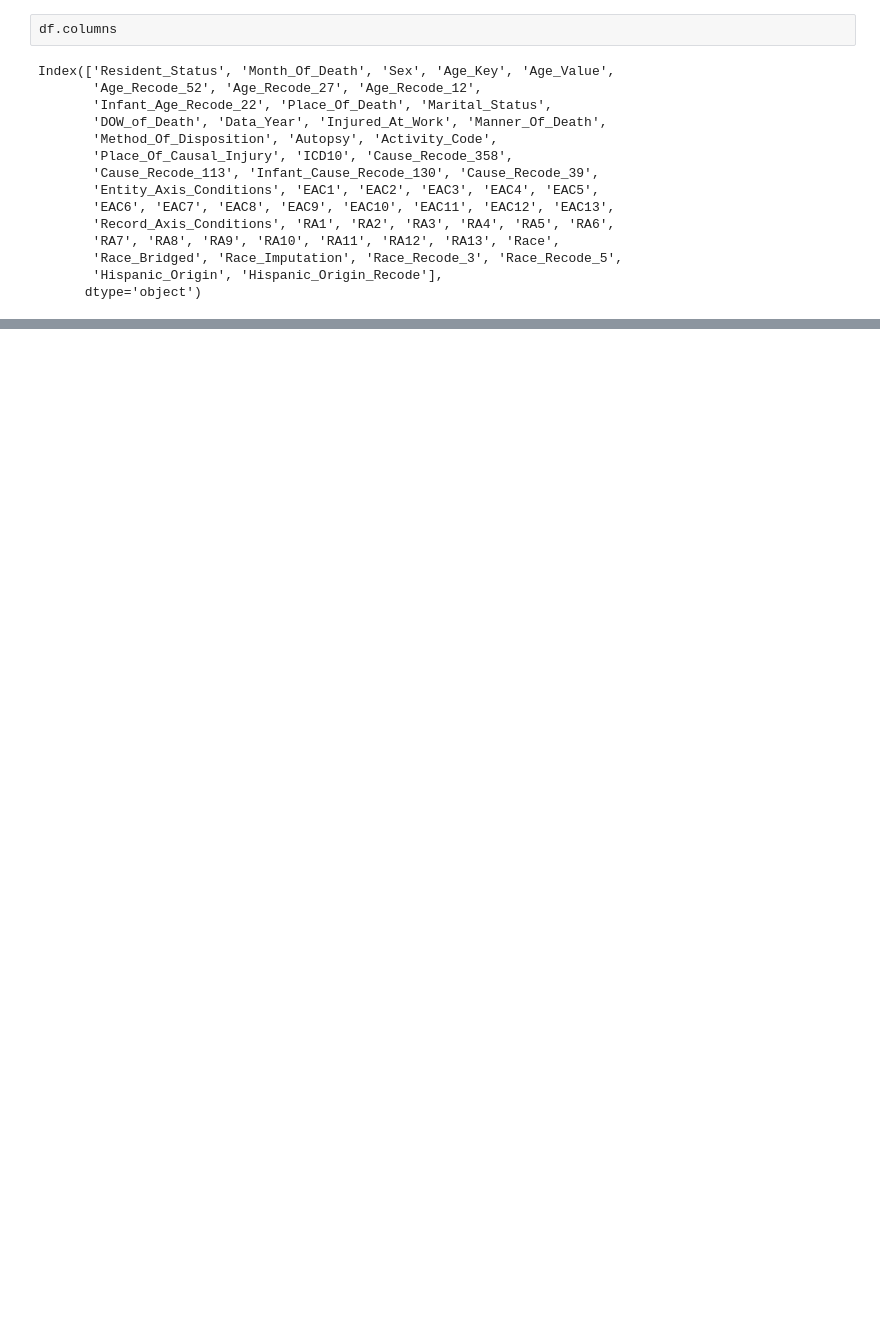
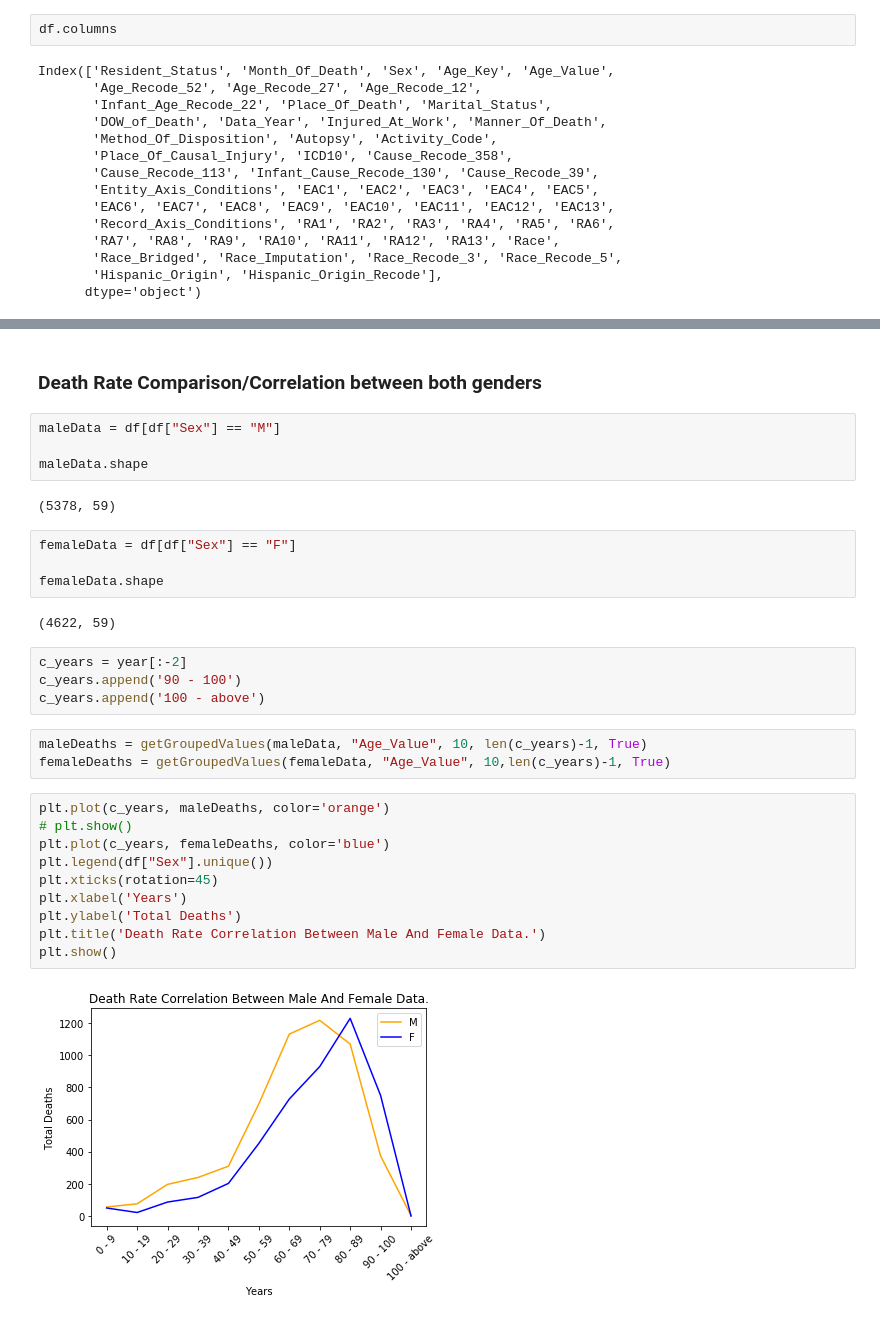
Before and after one commit to m-yasir/datascience-project, a Jupyter notebook: program.ipynb, the cells around one changed output, grey strips where cells are left out. Saved outputs shown, nothing was run; the diff lists cells and outputs as text; blank space fills up the shorter version.

```diff
--- a/program.ipynb
+++ b/program.ipynb
@@ -376,0 +383,33 @@ plt.show()
+# %% [markdown]
+### Death Rate Comparison/Correlation between both genders
+# %%
+maleData = df[df["Sex"] == "M"]
+
+maleData.shape
+# %% [output]
+(5378, 59)
+# %%
+femaleData = df[df["Sex"] == "F"]
+
+femaleData.shape
+# %% [output]
+(4622, 59)
+# %%
+c_years = year[:-2]
+c_years.append('90 - 100')
+c_years.append('100 - above')
+# %%
+maleDeaths = getGroupedValues(maleData, "Age_Value", 10, len(c_years)-1, True)
+femaleDeaths = getGroupedValues(femaleData, "Age_Value", 10,len(c_years)-1, True)
+# %%
+plt.plot(c_years, maleDeaths, color='orange')
+# plt.show()
+plt.plot(c_years, femaleDeaths, color='blue')
+plt.legend(df["Sex"].unique())
+plt.xticks(rotation=45)
+plt.xlabel('Years')
+plt.ylabel('Total Deaths')
+plt.title('Death Rate Correlation Between Male And Female Data.')
+plt.show()
+# %% [output]
+[figure, added]
```
Also changed, not shown: parts of 18 cells of this notebook.
